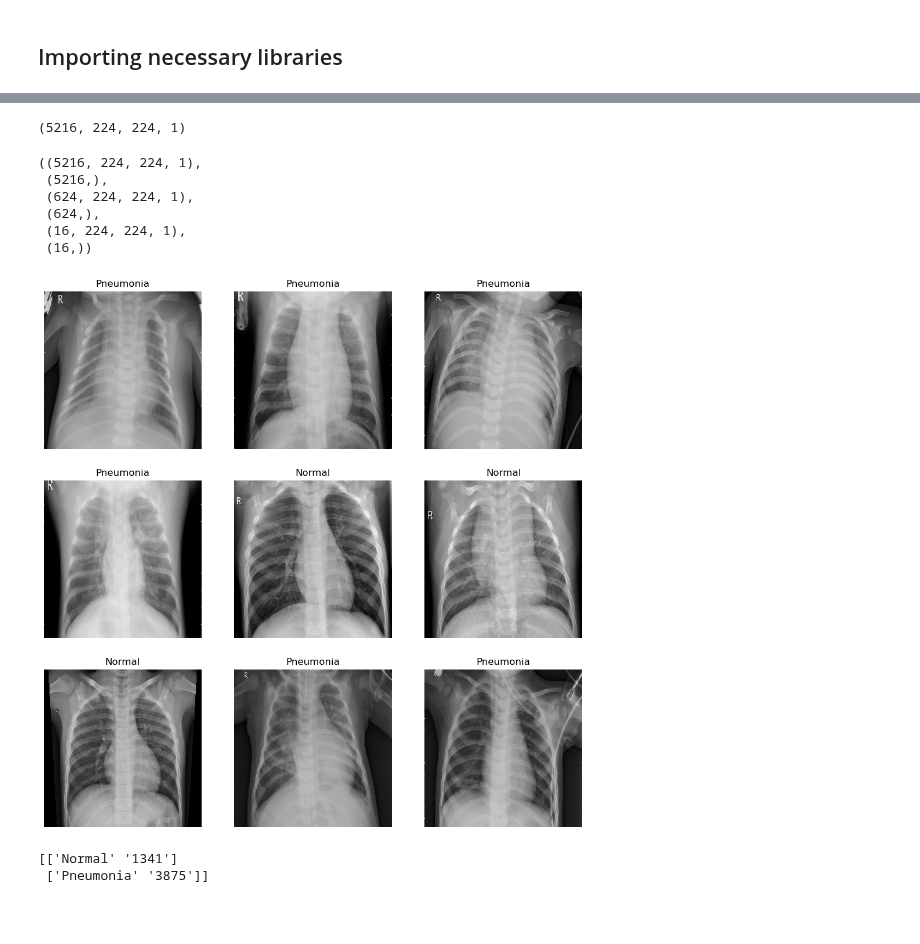
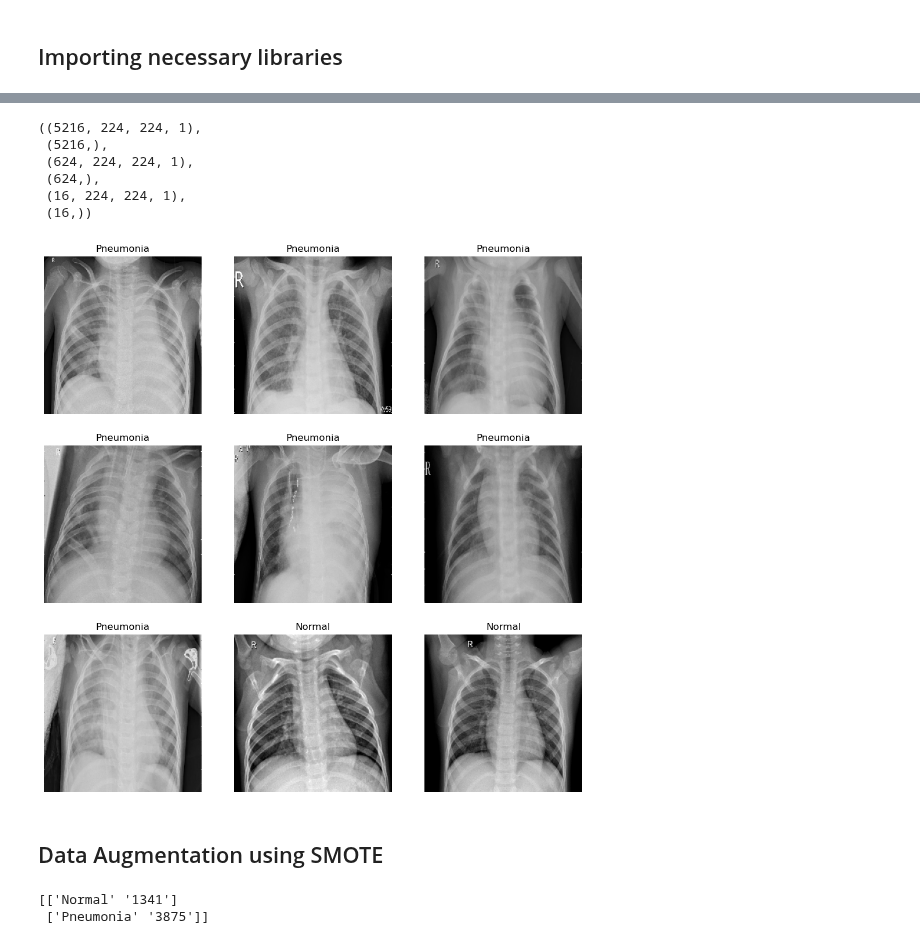
Before and after one commit to n-altawam/Sprinboard, a Jupyter notebook: Capstone 3/Data Wrangling & EDA.ipynb, the cells around one changed output, grey strips where cells are left out. Saved outputs shown, nothing was run; the diff lists cells and outputs as text; code cells hidden in the pictures; blank space fills up the shorter version.

```diff
--- a/Capstone 3/Data Wrangling & EDA.ipynb
+++ b/Capstone 3/Data Wrangling & EDA.ipynb
@@ -48,8 +49,4 @@ def load_images(folder_path):
     labels = np.array(labels)
 
     return images, labels
-# %%
-train_images.shape
-# %% [output]
-(5216, 224, 224, 1)
 # %%
@@ -67,18 +77,20 @@ train_images.shape, train_labels.shape, test_images.shape, test_labels.shape, va
  (16, 224, 224, 1),
  (16,))
 # %%
-# visualizing the images
+# Sample data for visualizing
 
 plt.figure(figsize=(12,12))
-idx = list(np.random.randint(len(test_images), size=9))
+idx = list(np.random.randint(len(train_images), size=9))
 for i in range(9):
     plt.subplot(3, 3, i+1)
-    plt.imshow(test_images[idx[i]], cmap='gray')
-    plt.title(test_labels[idx[i]])
+    plt.imshow(train_images[idx[i]], cmap='gray')
+    plt.title(train_labels[idx[i]])
     plt.axis('off')
 plt.show()
 # %% [output]
-[figure, old version]
+[figure, new version]
+# %% [markdown]
+## Data Augmentation using SMOTE
 # %%
 print(np.asarray(np.unique(train_labels, return_counts=True)).T)
 # %% [output]
```
Also changed, not shown: parts of 18 cells of this notebook, 4 other files.
